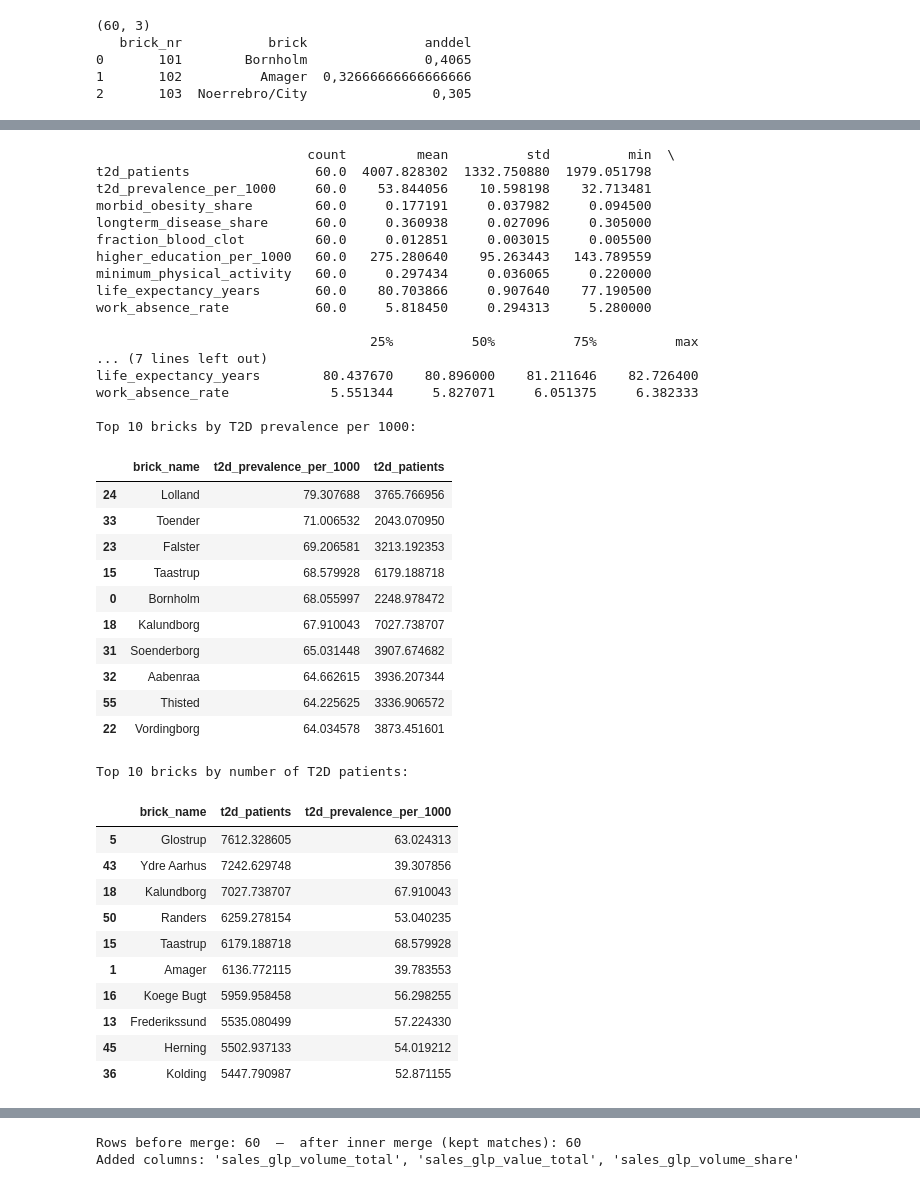
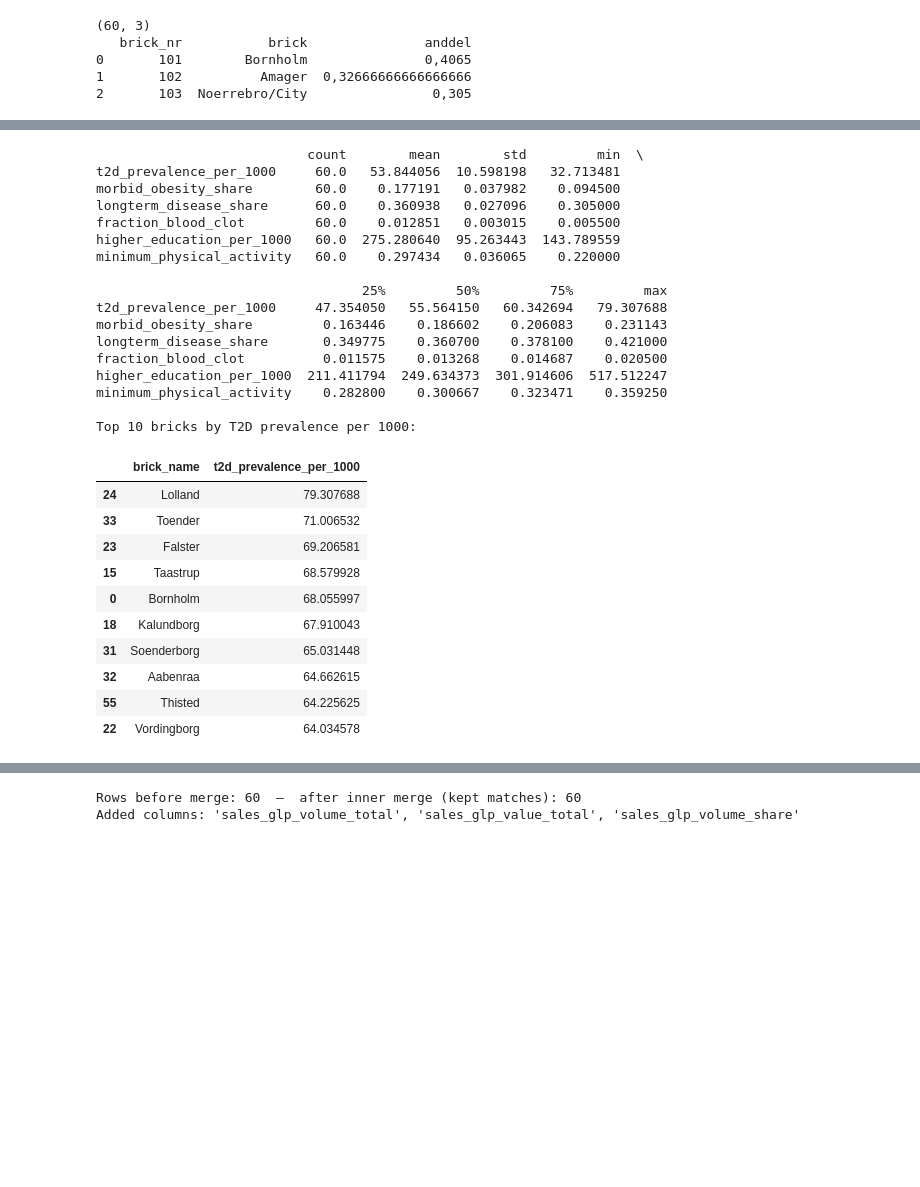
Before and after one commit to sille97/bigdata, a Jupyter notebook: code/factor_analysis-2.ipynb, the cells around one changed output, grey strips where cells are left out. Cells and saved outputs as stored; diff of their text form; code cells hidden in the pictures; blank space fills up the shorter version.

```diff
--- a/code/factor_analysis-2.ipynb
+++ b/code/factor_analysis-2.ipynb
@@ -116,8 +108,6 @@ merged = merged.merge(ltd, on=["brick_nr","brick"], how="left")
 merged = merged.merge(fbc, on=["brick_nr","brick"], how="left")
 merged = merged.merge(edu, on=["brick_nr","brick"], how="left")
 merged = merged.merge(who, on=["brick_nr","brick"], how="left")
-merged = merged.merge(life,on=["brick_nr","brick"], how="left")
-merged = merged.merge(absn,on=["brick_nr","brick"], how="left")
 
 print(merged.shape)
 merged.head(60)
@@ -271,55 +253,43 @@ dtype: int64
 # %%
 # === 8) Descriptive statistics ===
 numeric_cols = [c for c in df.columns if c not in ["brick_id","brick_name"]]
 print(df[numeric_cols].describe().T)
 
 # Top bricks by prevalence and by absolute patients
 print("\nTop 10 bricks by T2D prevalence per 1000:")
-display(df.nlargest(10, "t2d_prevalence_per_1000")[["brick_name","t2d_prevalence_per_1000","t2d_patients"]])
+display(df.nlargest(10, "t2d_prevalence_per_1000")[["brick_name","t2d_prevalence_per_1000"]])
 
-print("\nTop 10 bricks by number of T2D patients:")
-display(df.nlargest(10, "t2d_patients")[["brick_name","t2d_patients","t2d_prevalence_per_1000"]])
+#print("\nTop 10 bricks by number of T2D patients:")
+#display(df.nlargest(10, "t2d_patients")[["brick_name","t2d_patients","t2d_prevalence_per_1000"]])
 # %% [output]
-                           count         mean          std          min  \
-t2d_patients                60.0  4007.828302  1332.750880  1979.051798
-t2d_prevalence_per_1000     60.0    53.844056    10.598198    32.713481
-morbid_obesity_share        60.0     0.177191     0.037982     0.094500
-longterm_disease_share      60.0     0.360938     0.027096     0.305000
-fraction_blood_clot         60.0     0.012851     0.003015     0.005500
-higher_education_per_1000   60.0   275.280640    95.263443   143.789559
-minimum_physical_activity   60.0     0.297434     0.036065     0.220000
-life_expectancy_years       60.0    80.703866     0.907640    77.190500
-work_absence_rate           60.0     5.818450     0.294313     5.280000
+                           count        mean        std         min  \
+t2d_prevalence_per_1000     60.0   53.844056  10.598198   32.713481
+morbid_obesity_share        60.0    0.177191   0.037982    0.094500
+longterm_disease_share      60.0    0.360938   0.027096    0.305000
+fraction_blood_clot         60.0    0.012851   0.003015    0.005500
+higher_education_per_1000   60.0  275.280640  95.263443  143.789559
+minimum_physical_activity   60.0    0.297434   0.036065    0.220000
 
-                                   25%          50%          75%          max
-... (7 lines left out)
-life_expectancy_years        80.437670    80.896000    81.211646    82.726400
-work_absence_rate             5.551344     5.827071     6.051375     6.382333
+                                  25%         50%         75%         max
+t2d_prevalence_per_1000     47.354050   55.564150   60.342694   79.307688
+morbid_obesity_share         0.163446    0.186602    0.206083    0.231143
+longterm_disease_share       0.349775    0.360700    0.378100    0.421000
+fraction_blood_clot          0.011575    0.013268    0.014687    0.020500
+higher_education_per_1000  211.411794  249.634373  301.914606  517.512247
+minimum_physical_activity    0.282800    0.300667    0.323471    0.359250
 
 Top 10 bricks by T2D prevalence per 1000:
-|  | brick_name | t2d_prevalence_per_1000 | t2d_patients |
-| 24 | Lolland | 79.307688 | 3765.766956 |
-| 33 | Toender | 71.006532 | 2043.070950 |
-| 23 | Falster | 69.206581 | 3213.192353 |
-| 15 | Taastrup | 68.579928 | 6179.188718 |
-| 0 | Bornholm | 68.055997 | 2248.978472 |
-| 18 | Kalundborg | 67.910043 | 7027.738707 |
-| 31 | Soenderborg | 65.031448 | 3907.674682 |
-| 32 | Aabenraa | 64.662615 | 3936.207344 |
-| 55 | Thisted | 64.225625 | 3336.906572 |
-| 22 | Vordingborg | 64.034578 | 3873.451601 |
+|  | brick_name | t2d_prevalence_per_1000 |
+| 24 | Lolland | 79.307688 |
+| 33 | Toender | 71.006532 |
+| 23 | Falster | 69.206581 |
+| 15 | Taastrup | 68.579928 |
+| 0 | Bornholm | 68.055997 |
+| 18 | Kalundborg | 67.910043 |
+| 31 | Soenderborg | 65.031448 |
+| 32 | Aabenraa | 64.662615 |
+| 55 | Thisted | 64.225625 |
+| 22 | Vordingborg | 64.034578 |
-Top 10 bricks by number of T2D patients:
-|  | brick_name | t2d_patients | t2d_prevalence_per_1000 |
-| 5 | Glostrup | 7612.328605 | 63.024313 |
-| 43 | Ydre Aarhus | 7242.629748 | 39.307856 |
-| 18 | Kalundborg | 7027.738707 | 67.910043 |
-| 50 | Randers | 6259.278154 | 53.040235 |
-| 15 | Taastrup | 6179.188718 | 68.579928 |
-| 1 | Amager | 6136.772115 | 39.783553 |
-| 16 | Koege Bugt | 5959.958458 | 56.298255 |
-| 13 | Frederikssund | 5535.080499 | 57.224330 |
-| 45 | Herning | 5502.937133 | 54.019212 |
-| 36 | Kolding | 5447.790987 | 52.871155 |
 # %%
 corr = df[numeric_cols].corr()
 
```
Also changed, not shown: parts of 49 cells of this notebook, 4 other files.
